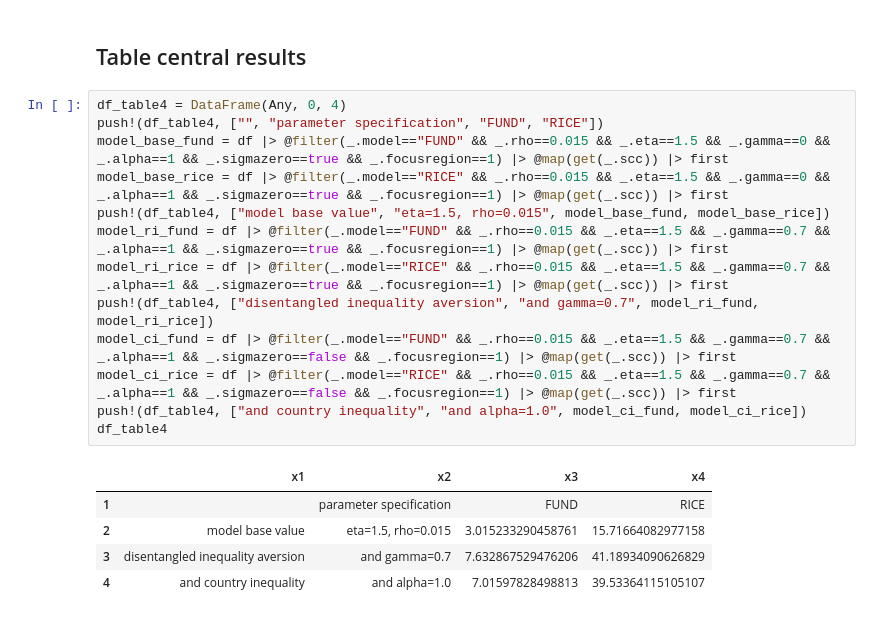
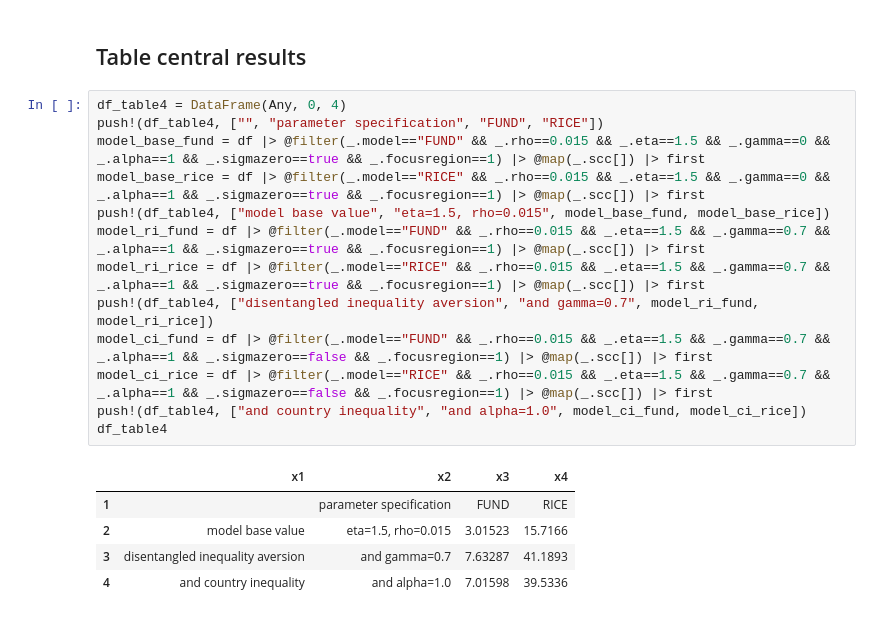
Before and after one commit to davidanthoff/paper-2019-sccinequality, a Jupyter notebook: src/main.ipynb, the cells around one changed output. Cells and saved outputs as stored; diff of their text form.

```diff
--- a/src/main.ipynb
+++ b/src/main.ipynb
@@ -441,19 +441,19 @@ df_table3
 # %%
 df_table4 = DataFrame(Any, 0, 4)
 push!(df_table4, ["", "parameter specification", "FUND", "RICE"])
-model_base_fund = df |> @filter(_.model=="FUND" && _.rho==0.015 && _.eta==1.5 && _.gamma==0 && _.alpha==1 && _.sigmazero==true && _.focusregion==1) |> @map(get(_.scc)) |> first
-model_base_rice = df |> @filter(_.model=="RICE" && _.rho==0.015 && _.eta==1.5 && _.gamma==0 && _.alpha==1 && _.sigmazero==true && _.focusregion==1) |> @map(get(_.scc)) |> first
+model_base_fund = df |> @filter(_.model=="FUND" && _.rho==0.015 && _.eta==1.5 && _.gamma==0 && _.alpha==1 && _.sigmazero==true && _.focusregion==1) |> @map(_.scc[]) |> first
+model_base_rice = df |> @filter(_.model=="RICE" && _.rho==0.015 && _.eta==1.5 && _.gamma==0 && _.alpha==1 && _.sigmazero==true && _.focusregion==1) |> @map(_.scc[]) |> first
 push!(df_table4, ["model base value", "eta=1.5, rho=0.015", model_base_fund, model_base_rice])
-model_ri_fund = df |> @filter(_.model=="FUND" && _.rho==0.015 && _.eta==1.5 && _.gamma==0.7 && _.alpha==1 && _.sigmazero==true && _.focusregion==1) |> @map(get(_.scc)) |> first
-model_ri_rice = df |> @filter(_.model=="RICE" && _.rho==0.015 && _.eta==1.5 && _.gamma==0.7 && _.alpha==1 && _.sigmazero==true && _.focusregion==1) |> @map(get(_.scc)) |> first
+model_ri_fund = df |> @filter(_.model=="FUND" && _.rho==0.015 && _.eta==1.5 && _.gamma==0.7 && _.alpha==1 && _.sigmazero==true && _.focusregion==1) |> @map(_.scc[]) |> first
+model_ri_rice = df |> @filter(_.model=="RICE" && _.rho==0.015 && _.eta==1.5 && _.gamma==0.7 && _.alpha==1 && _.sigmazero==true && _.focusregion==1) |> @map(_.scc[]) |> first
 push!(df_table4, ["disentangled inequality aversion", "and gamma=0.7", model_ri_fund, model_ri_rice])
-model_ci_fund = df |> @filter(_.model=="FUND" && _.rho==0.015 && _.eta==1.5 && _.gamma==0.7 && _.alpha==1 && _.sigmazero==false && _.focusregion==1) |> @map(get(_.scc)) |> first
-model_ci_rice = df |> @filter(_.model=="RICE" && _.rho==0.015 && _.eta==1.5 && _.gamma==0.7 && _.alpha==1 && _.sigmazero==false && _.focusregion==1) |> @map(get(_.scc)) |> first
+model_ci_fund = df |> @filter(_.model=="FUND" && _.rho==0.015 && _.eta==1.5 && _.gamma==0.7 && _.alpha==1 && _.sigmazero==false && _.focusregion==1) |> @map(_.scc[]) |> first
+model_ci_rice = df |> @filter(_.model=="RICE" && _.rho==0.015 && _.eta==1.5 && _.gamma==0.7 && _.alpha==1 && _.sigmazero==false && _.focusregion==1) |> @map(_.scc[]) |> first
 push!(df_table4, ["and country inequality", "and alpha=1.0", model_ci_fund, model_ci_rice])
 df_table4
 # %% [output]
 |  | x1 | x2 | x3 | x4 |
 | 1 |  | parameter specification | FUND | RICE |
-| 2 | model base value | eta=1.5, rho=0.015 | 3.015233290458761 | 15.71664082977158 |
-| 3 | disentangled inequality aversion | and gamma=0.7 | 7.632867529476206 | 41.18934090626829 |
-| 4 | and country inequality | and alpha=1.0 | 7.01597828498813 | 39.53364115105107 |
+| 2 | model base value | eta=1.5, rho=0.015 | 3.01523 | 15.7166 |
+| 3 | disentangled inequality aversion | and gamma=0.7 | 7.63287 | 41.1893 |
+| 4 | and country inequality | and alpha=1.0 | 7.01598 | 39.5336 |
```
Also changed, not shown: parts of 3 cells of this notebook.
